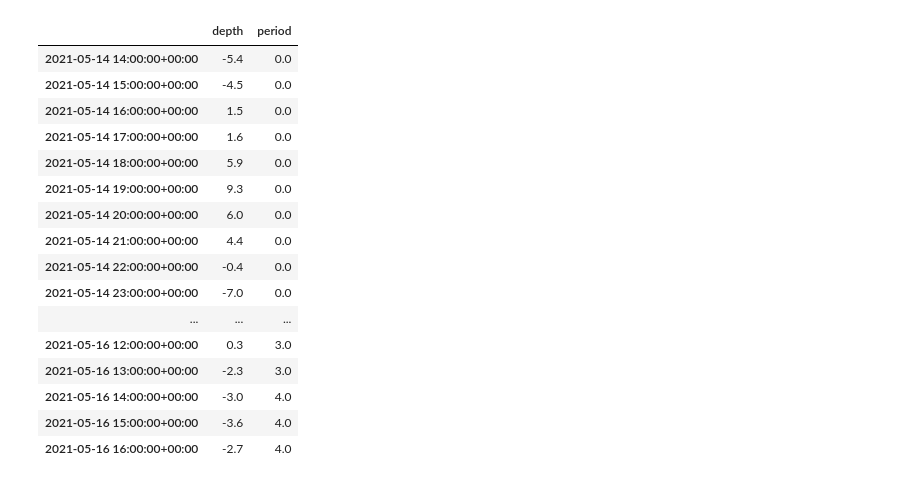
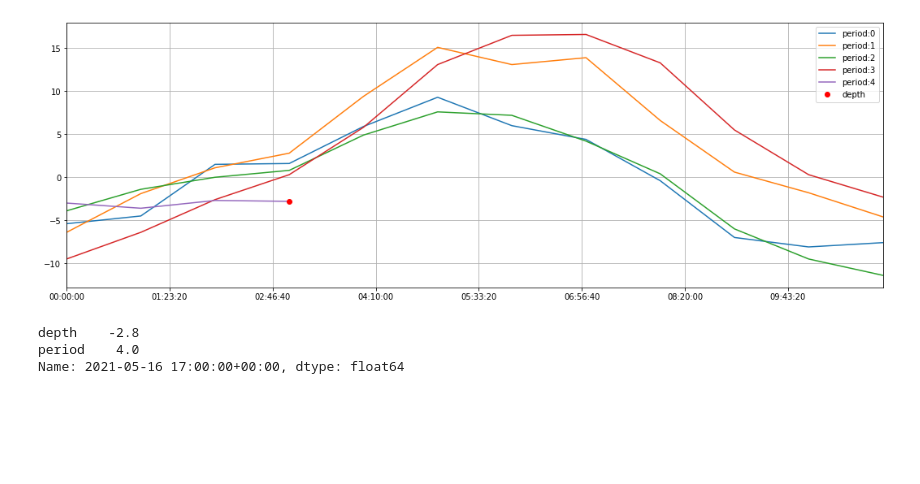
Before and after one commit to martinlarsalbert/water_depth, a Jupyter notebook: notebooks/01.1_depth_analyze.ipynb, the cells around one changed output. Drawn from its saved outputs; the diff is of its cells as text; code cells hidden in the pictures; blank space fills up the shorter version.

```diff
--- a/notebooks/01.1_depth_analyze.ipynb
+++ b/notebooks/01.1_depth_analyze.ipynb
@@ -40,23 +22,25 @@ df_depth['depth'] = data_depth
 # %%
 df_depth.loc[periods.index,'period'] = np.arange(len(periods))
 df_depth.fillna(method='ffill', inplace=True)
+# %%
+groups = df_depth.groupby(by=['period'])
+
+fig,ax=plt.subplots()
+fig.set_size_inches(18,6)
+
+for period,group in groups:
+    group.index-=group.index[0]
+
+    group.plot(y='depth', ax=ax, label=f'period:{int(period)}')
+
+group.iloc[[-1]].plot(y='depth', style='ro', ax=ax)
+
+ax.grid()
+# %% [output]
+[figure, added]
 # %%
-df_depth
+df_depth.iloc[-1]
 # %% [output]
-|  | depth | period |
-| 2021-05-14 14:00:00+00:00 | -5.4 | 0.0 |
-| 2021-05-14 15:00:00+00:00 | -4.5 | 0.0 |
-| 2021-05-14 16:00:00+00:00 | 1.5 | 0.0 |
-| 2021-05-14 17:00:00+00:00 | 1.6 | 0.0 |
-| 2021-05-14 18:00:00+00:00 | 5.9 | 0.0 |
-| 2021-05-14 19:00:00+00:00 | 9.3 | 0.0 |
-| 2021-05-14 20:00:00+00:00 | 6.0 | 0.0 |
-| 2021-05-14 21:00:00+00:00 | 4.4 | 0.0 |
-| 2021-05-14 22:00:00+00:00 | -0.4 | 0.0 |
-| 2021-05-14 23:00:00+00:00 | -7.0 | 0.0 |
-| ... | ... | ... |
-| 2021-05-16 12:00:00+00:00 | 0.3 | 3.0 |
-| 2021-05-16 13:00:00+00:00 | -2.3 | 3.0 |
-| 2021-05-16 14:00:00+00:00 | -3.0 | 4.0 |
-| 2021-05-16 15:00:00+00:00 | -3.6 | 4.0 |
-| 2021-05-16 16:00:00+00:00 | -2.7 | 4.0 |
+depth    -2.8
+period    4.0
+Name: 2021-05-16 17:00:00+00:00, dtype: float64
```
Also changed, not shown: parts of 5 cells of this notebook, 2 other files.
